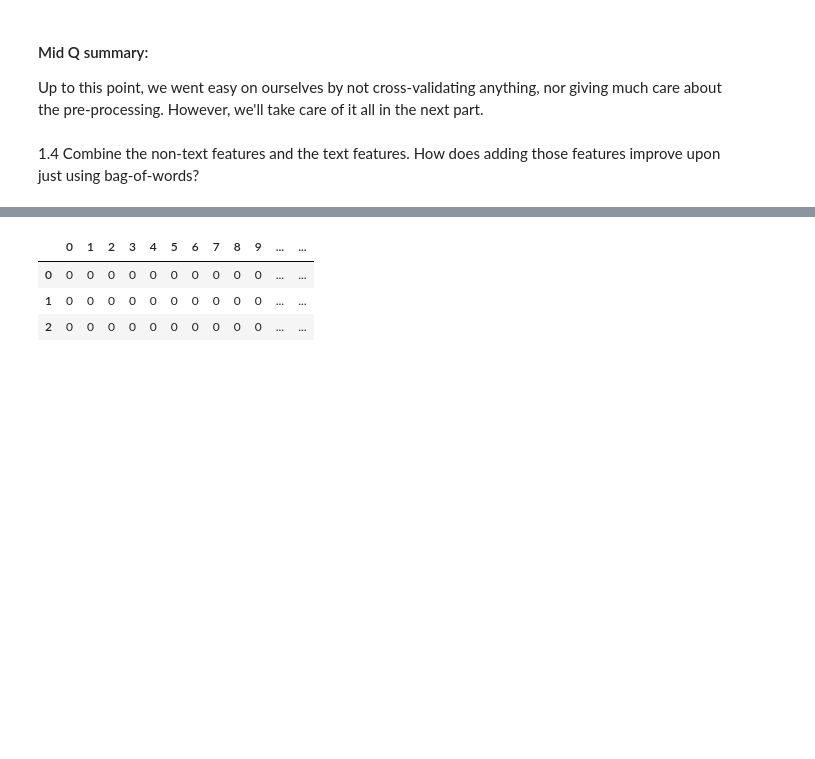
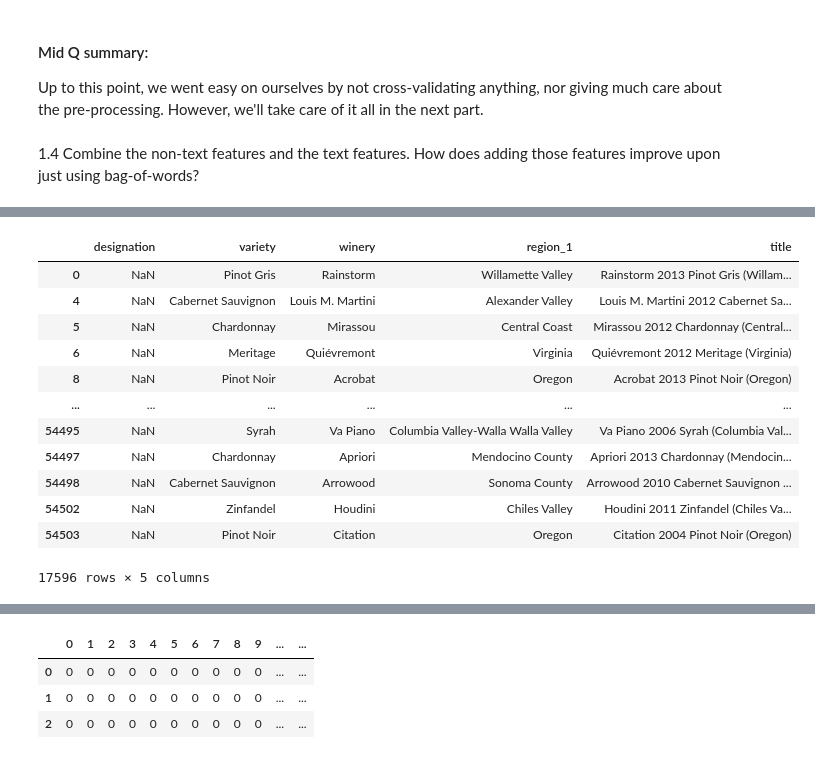
Before and after one commit to Matt88Ac/AdvancedML_Assignment4, a Jupyter notebook: Advanced Machine Learning - HW #4.ipynb, the cells around one changed output, grey strips where cells are left out. Cells and saved outputs as stored; diff of their text form; code cells hidden in the pictures; blank space fills up the shorter version.

```diff
--- a/Advanced Machine Learning - HW #4.ipynb
+++ b/Advanced Machine Learning - HW #4.ipynb
@@ -636,0 +507,16 @@ description = None
+# %%
+x.loc[x['designation'].isna(), ['designation', 'variety', 'winery', 'region_1', 'title']]
+# %% [output]
+|  | designation | variety | winery | region_1 | title |
+| 0 | NaN | Pinot Gris | Rainstorm | Willamette Valley | Rainstorm 2013 Pinot Gris (Willam... |
+| 4 | NaN | Cabernet Sauvignon | Louis M. Martini | Alexander Valley | Louis M. Martini 2012 Cabernet Sa... |
+| 5 | NaN | Chardonnay | Mirassou | Central Coast | Mirassou 2012 Chardonnay (Central... |
+| 6 | NaN | Meritage | Quiévremont | Virginia | Quiévremont 2012 Meritage (Virginia) |
+| 8 | NaN | Pinot Noir | Acrobat | Oregon | Acrobat 2013 Pinot Noir (Oregon) |
+| ... | ... | ... | ... | ... | ... |
+| 54495 | NaN | Syrah | Va Piano | Columbia Valley-Walla Walla Valley | Va Piano 2006 Syrah (Columbia Val... |
+| 54497 | NaN | Chardonnay | Apriori | Mendocino County | Apriori 2013 Chardonnay (Mendocin... |
+| 54498 | NaN | Cabernet Sauvignon | Arrowood | Sonoma County | Arrowood 2010 Cabernet Sauvignon ... |
+| 54502 | NaN | Zinfandel | Houdini | Chiles Valley | Houdini 2011 Zinfandel (Chiles Va... |
+| 54503 | NaN | Pinot Noir | Citation | Oregon | Citation 2004 Pinot Noir (Oregon) |
+17596 rows × 5 columns
```
Also changed, not shown: parts of 41 cells of this notebook.
